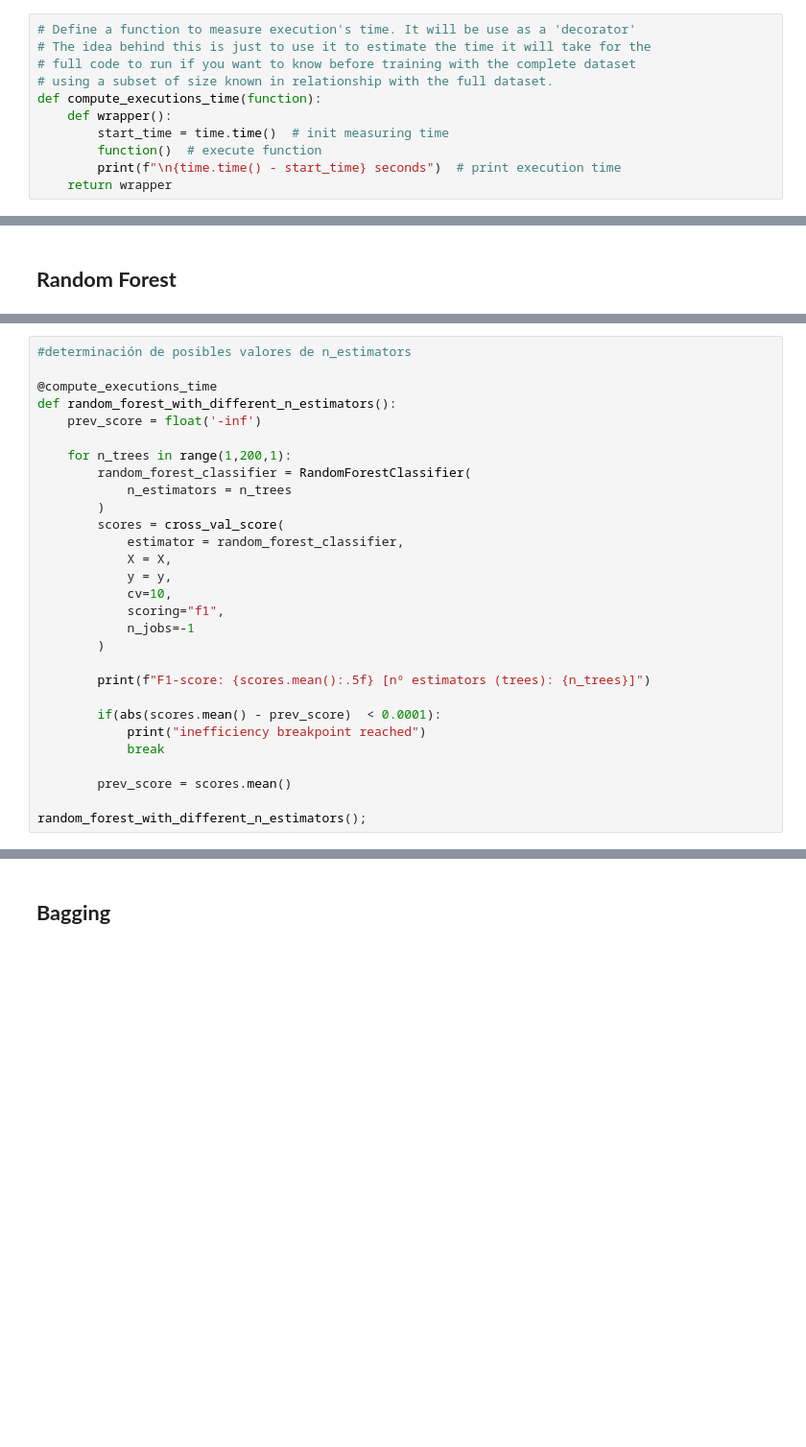
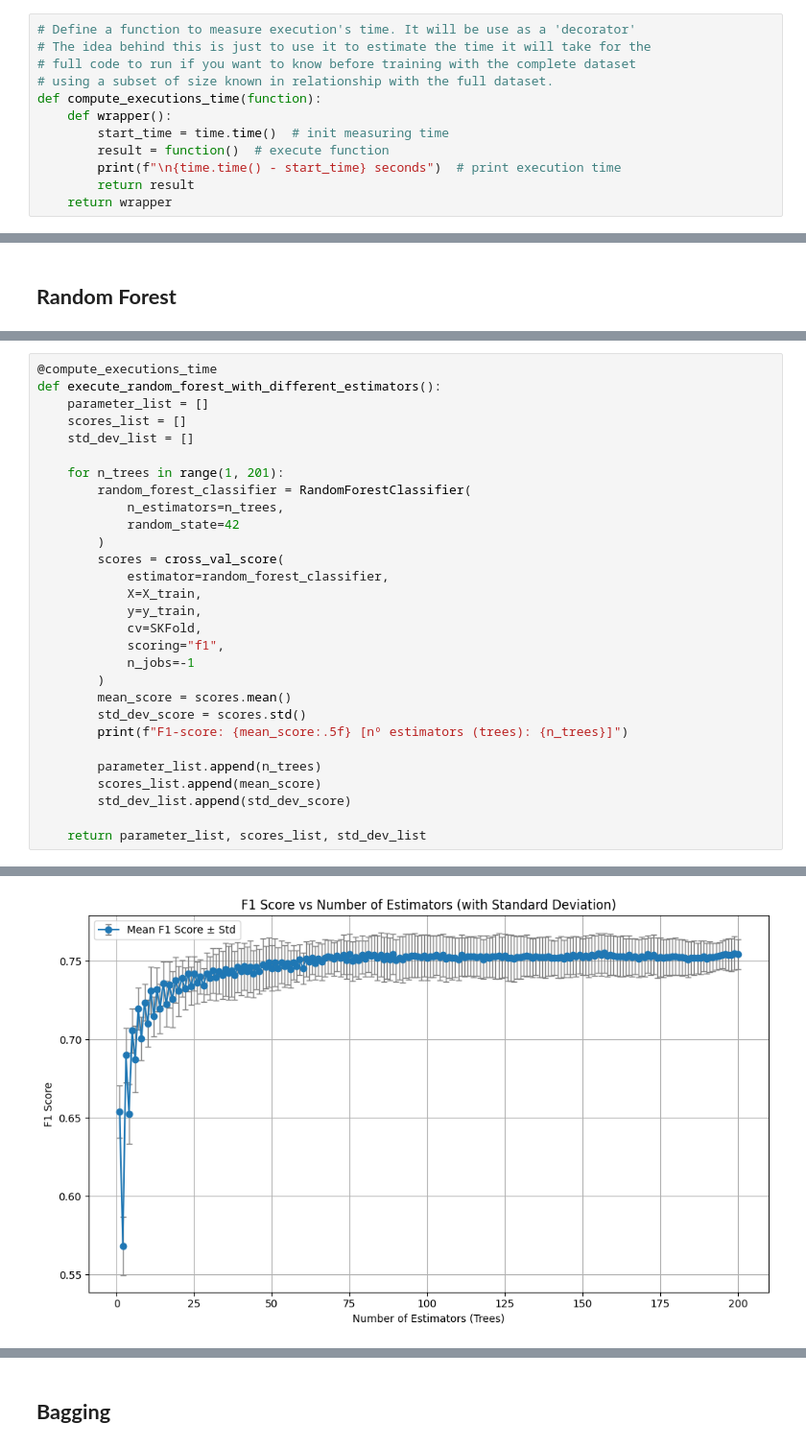
Before and after one commit to yasin281/data-mining-p2, a Jupyter notebook: src/Ensembles.ipynb, the cells around one changed output, grey strips where cells are left out. Shown at 96% size. Saved outputs shown, nothing was run; the diff lists cells and outputs as text; blank space fills up the shorter version.

```diff
--- a/src/Ensembles.ipynb
+++ b/src/Ensembles.ipynb
@@ -53,6 +70,7 @@ Name: Diabetes_binary, Length: 9939, dtype: float64
 def compute_executions_time(function):
     def wrapper():
         start_time = time.time()  # init measuring time
-        function()  # execute function
+        result = function()  # execute function
         print(f"\n{time.time() - start_time} seconds")  # print execution time
+        return result
     return wrapper
@@ -61,30 +164,30 @@ def compute_executions_time(function):
 # %%
-#determinación de posibles valores de n_estimators
+@compute_executions_time
+def execute_random_forest_with_different_estimators():
+    parameter_list = []
+    scores_list = []
+    std_dev_list = []
 
-@compute_executions_time
-def random_forest_with_different_n_estimators():
-    prev_score = float('-inf')
-
-    for n_trees in range(1,200,1):
+    for n_trees in range(1, 201):
         random_forest_classifier = RandomForestClassifier(
-            n_estimators = n_trees
+            n_estimators=n_trees,
+            random_state=42
         )
         scores = cross_val_score(
-            estimator = random_forest_classifier,
-            X = X,
-            y = y,
-            cv=10,
+            estimator=random_forest_classifier,
+            X=X_train,
+            y=y_train,
+            cv=SKFold,
             scoring="f1",
             n_jobs=-1
         )
+        mean_score = scores.mean()
+        std_dev_score = scores.std()
+        print(f"F1-score: {mean_score:.5f} [nº estimators (trees): {n_trees}]")
 
-        print(f"F1-score: {scores.mean():.5f} [nº estimators (trees): {n_trees}]")
+        parameter_list.append(n_trees)
+        scores_list.append(mean_score)
+        std_dev_list.append(std_dev_score)
 
-        if(abs(scores.mean() - prev_score)  < 0.0001):
-            print("inefficiency breakpoint reached")
-            break
-
-        prev_score = scores.mean()
-
-random_forest_with_different_n_estimators();
+    return parameter_list, scores_list, std_dev_list
 # %% [output]
@@ -107,0 +211 @@ inefficiency breakpoint reached
+[figure, added]
```
Also changed, not shown: parts of 45 cells of this notebook.
